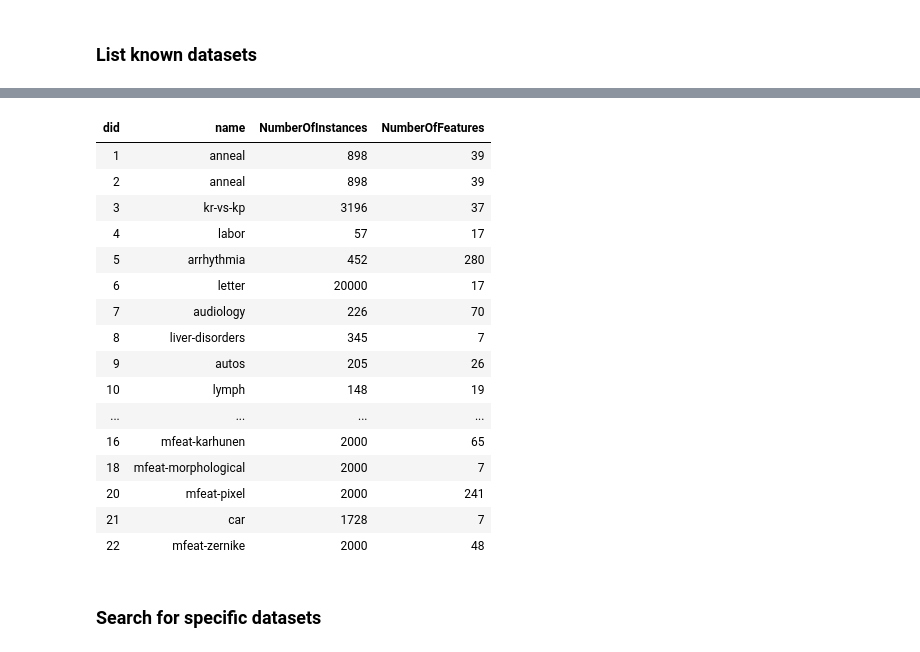
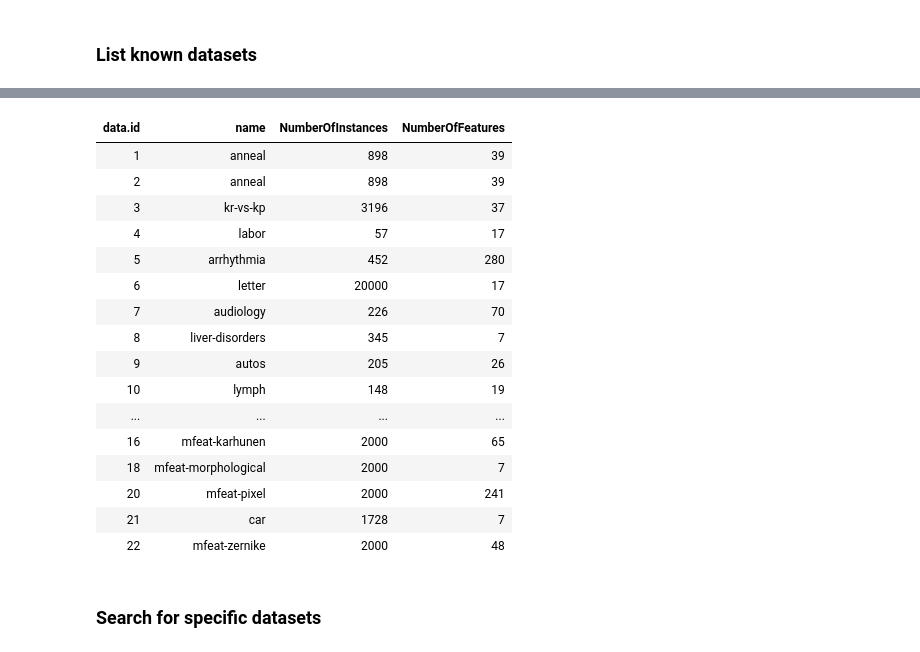
Before and after one commit to anaderi/reproducible-task-example, a Jupyter notebook: OpenML-R-Short.ipynb, the cells around one changed output, grey strips where cells are left out. Drawn from its saved outputs; the diff is of its cells as text; code cells hidden in the pictures.

Commit message:
did -> data.id

```diff
--- a/OpenML-R-Short.ipynb
+++ b/OpenML-R-Short.ipynb
@@ -23,4 +25,3 @@ OpenML configuration:
 # %%
-datasets = listOMLDataSets()  # fetches all data sets
-datasets[1:20, c("did", "name", "NumberOfInstances", "NumberOfFeatures")]
+datasets[1:20, c("data.id", "name", "NumberOfInstances", "NumberOfFeatures")]
 # %% [output]
@@ -28,4 +28,4 @@ Downloading from 'http://www.openml.org/api/v1/data/list/' to '<mem>'.
-| did | name | NumberOfInstances | NumberOfFeatures |
+| data.id | name | NumberOfInstances | NumberOfFeatures |
 | 1 | anneal | 898 | 39 |
 | 2 | anneal | 898 | 39 |
 | 3 | kr-vs-kp | 3196 | 37 |
```
Also changed, not shown: parts of 14 cells of this notebook.
